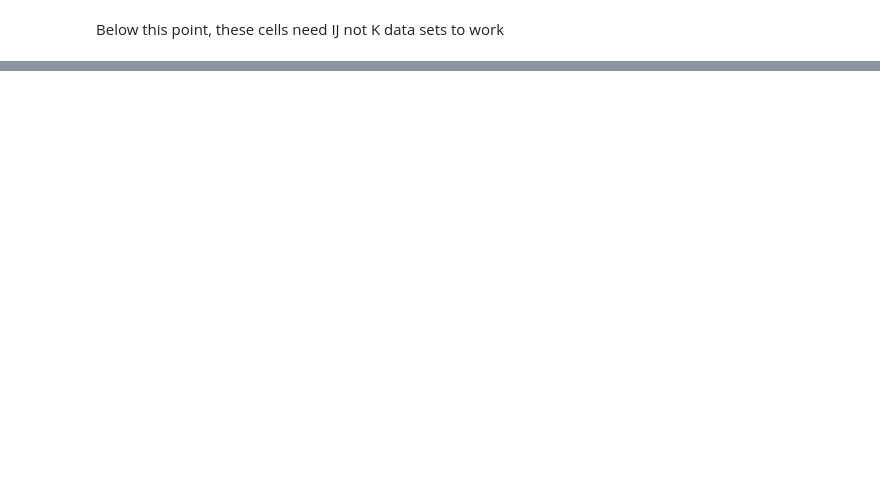
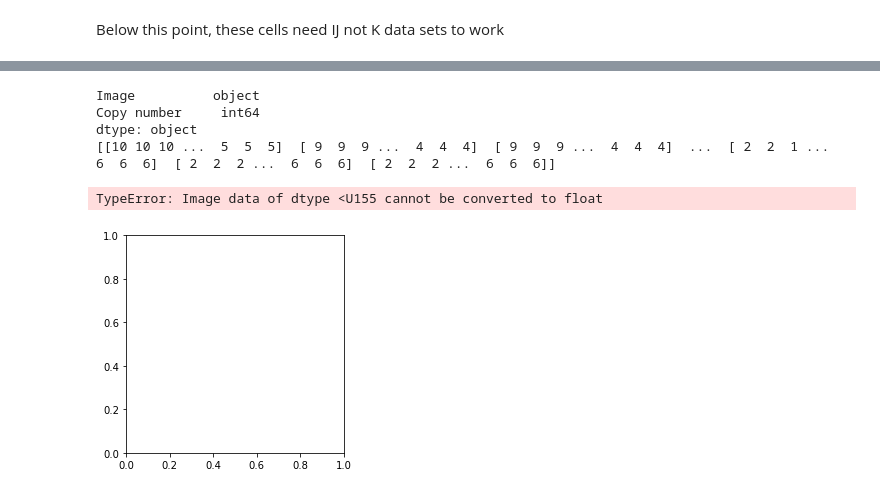
Before and after one commit to thisorrthat/QIAML, a Jupyter notebook: Images_Dataframe.ipynb, the cells around one changed output, grey strips where cells are left out. Drawn from its saved outputs; the diff is of its cells as text; code cells hidden in the pictures; blank space fills up the shorter version.

```diff
--- a/Images_Dataframe.ipynb
+++ b/Images_Dataframe.ipynb
@@ -42,7 +98,7 @@ data.to_csv('QIAML_Data.csv', sep=',', na_rep='', float_format=None, columns=Non
 # %% [markdown]
 Below this point, these cells need IJ not K data sets to work
 # %%
-plt.imshow(img_data_array[10]) #testing
-print(class_name[10])
-print(class_name) # notice that its not in numeric order, order based on left most number.
+df2 = pd.read_csv('QIAML_All_Data.csv')
+df2 = df2.replace(r'\n',' ', regex=True)
+df2
 # %% [output]
@@ -51,0 +122,13 @@ print(class_name) # notice that its not in numeric order, order based on left mo
+# %%
+print(df2.dtypes)
+print(np.asarray(df2.iloc[0,0]))
+# %% [output]
+Image          object
+Copy number     int64
+dtype: object
+[[10 10 10 ...  5  5  5]  [ 9  9  9 ...  4  4  4]  [ 9  9  9 ...  4  4  4]  ...  [ 2  2  1 ...  6  6  6]  [ 2  2  2 ...  6  6  6]  [ 2  2  2 ...  6  6  6]]
+# %%
+plt.imshow(np.asarray(df2.iloc[0,0]))
+# %% [output]
+TypeError: Image data of dtype <U155 cannot be converted to float
+[figure, added]
```
Also changed, not shown: parts of 13 cells of this notebook.
